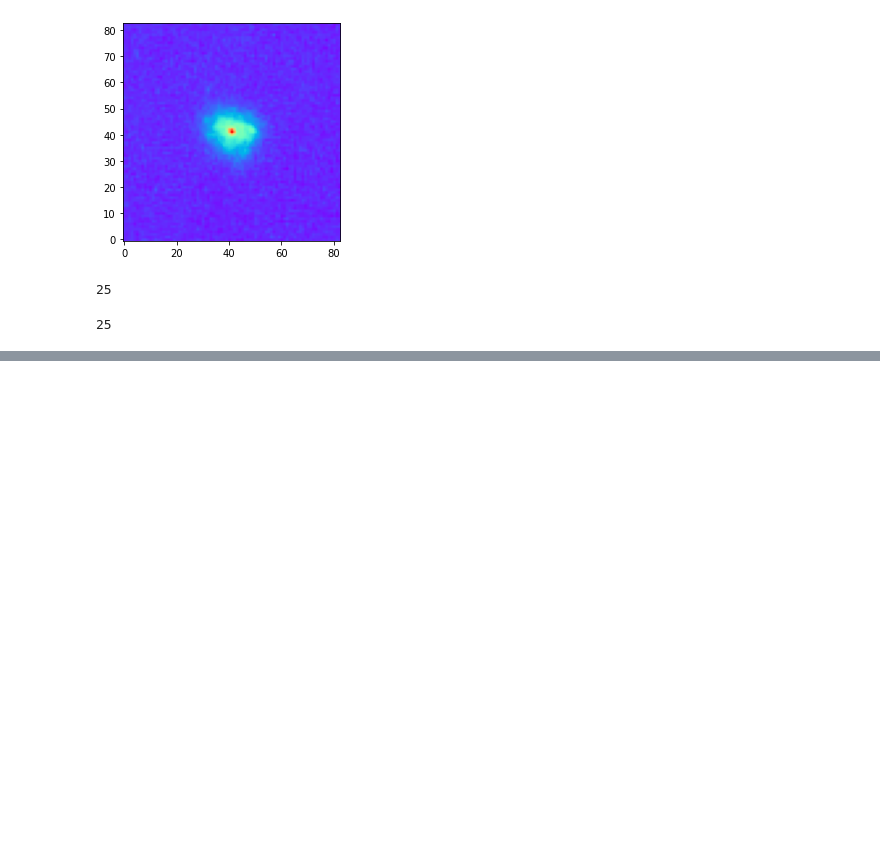
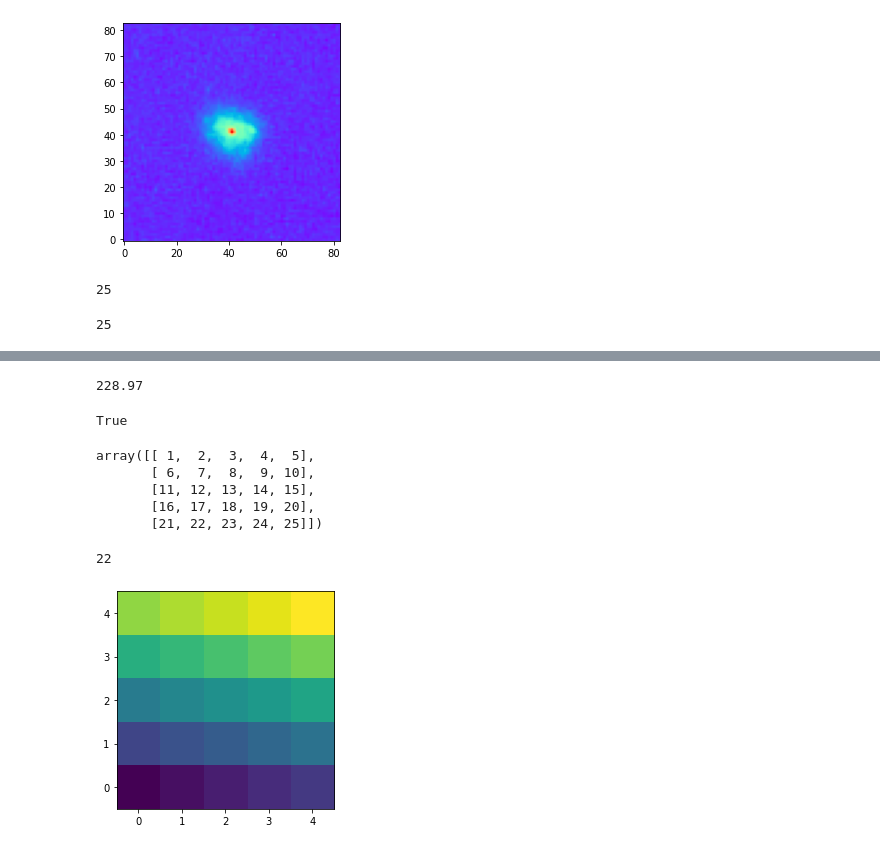
Before and after one commit to Kyssuber/GUI_odyssey, a Jupyter notebook: scrap.ipynb, the cells around one changed output, grey strips where cells are left out. Saved outputs shown, nothing was run; the diff lists cells and outputs as text; code cells hidden in the pictures; blank space fills up the shorter version.

```diff
--- a/scrap.ipynb
+++ b/scrap.ipynb
@@ -35,0 +125,26 @@ pwd
+# %%
+np.round(re['RAJ2000'][0],2)
+# %% [output]
+228.97
+# %%
+type(3.3) == float
+# %% [output]
+True
+# %%
+grid = np.array([[1,2,3,4,5],[6,7,8,9,10],[11,12,13,14,15],[16,17,18,19,20],[21,22,23,24,25]])
+# %%
+grid
+# %% [output]
+array([[ 1,  2,  3,  4,  5],
+       [ 6,  7,  8,  9, 10],
+       [11, 12, 13, 14, 15],
+       [16, 17, 18, 19, 20],
+       [21, 22, 23, 24, 25]])
+# %%
+grid[4][1]
+# %% [output]
+22
+# %%
+im=plt.imshow(grid,origin='lower')
+# %% [output]
+[figure, added]
```
Also changed, not shown: parts of 11 cells of this notebook, 2 other files.
